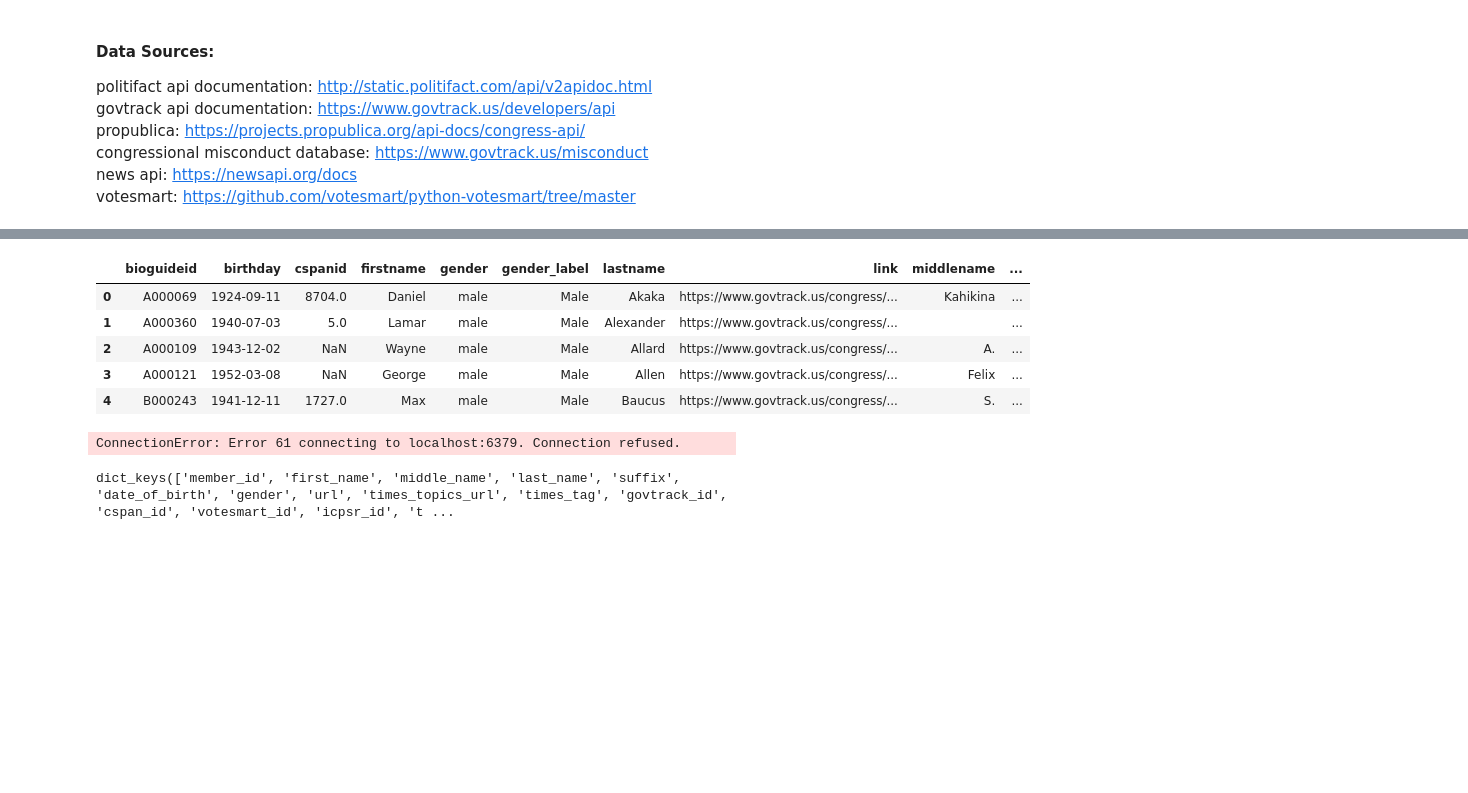
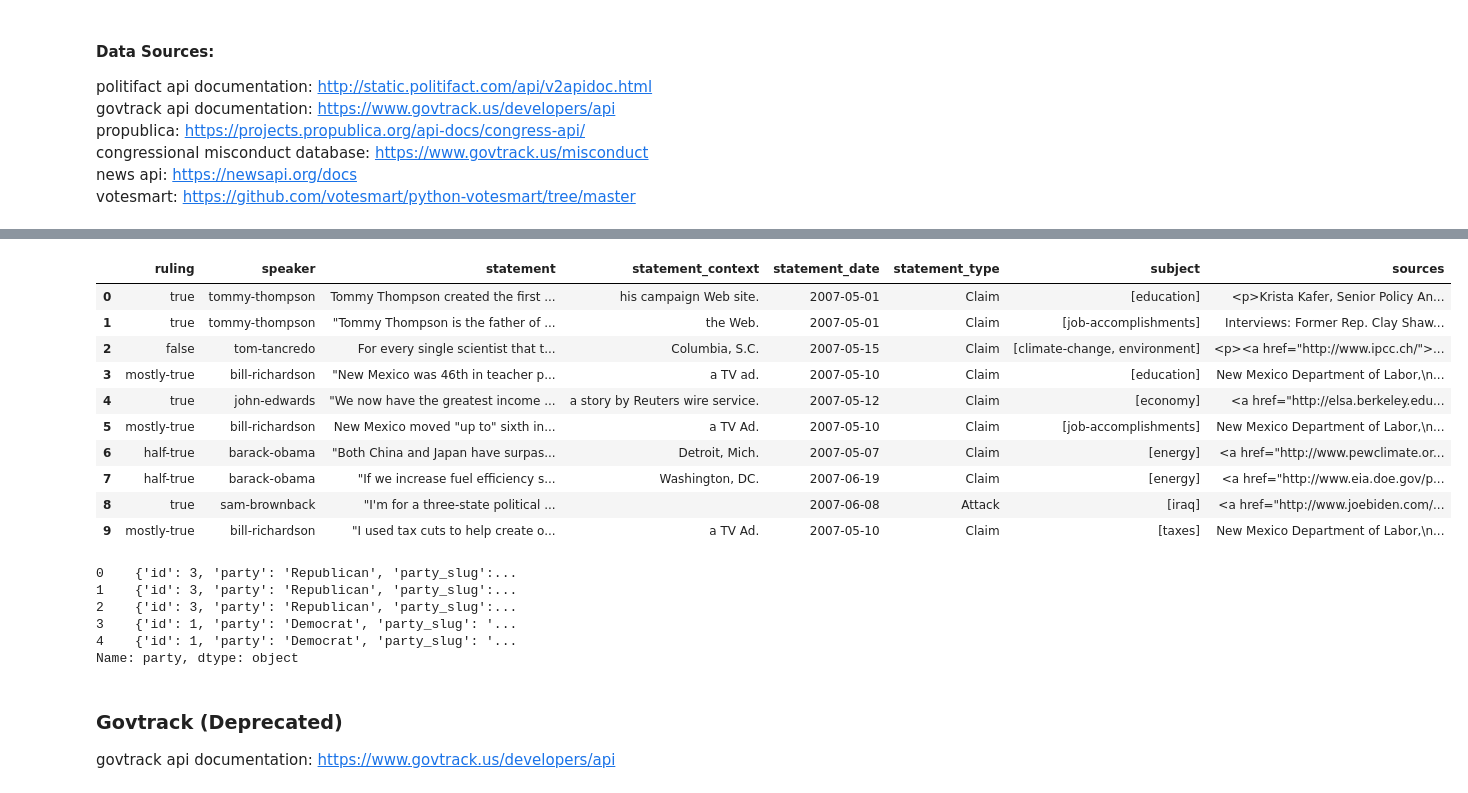
Before and after one commit to qcx201-nyu/PPDS, a Jupyter notebook: politician.ipynb, the cells around one changed output, grey strips where cells are left out. Saved outputs shown, nothing was run; the diff lists cells and outputs as text; code cells hidden in the pictures; blank space fills up the shorter version.

```diff
--- a/politician.ipynb
+++ b/politician.ipynb
@@ -50,0 +51,29 @@ sample.head()
+# %%
+politifact = pf[['ruling','speaker','statement',
+         'statement_context','statement_date',
+         'statement_type','subject','sources']]
+
+for i in politifact.index:
+
+    politifact.loc[i,'ruling'] = politifact.loc[
+        i,'ruling']['ruling_slug']
+
+    politifact.loc[i,'speaker'] = politifact.loc[
+        i,'speaker']['name_slug']
+
+    politifact.loc[i,'statement_type'] = politifact.loc[
+        i,'statement_type']['statement_type']
+
+    politifact.loc[i,'statement'] = (
+        politifact.loc[i,'statement']
+        .replace('<p>"','').replace('"</p>','')
+        .replace('<p>&quot;','').replace('&quot;</p>\r\n',''))
+
+    politifact.loc[i,'subject'] = [
+        subject['subject_slug']
+        for subject in politifact.loc[i,'subject']]
+
+    politifact.loc[i,'statement_date'] = pd.to_datetime(
+        politifact.loc[i,'statement_date']).date()
+
+clear_output()
@@ -51,3 +102,29 @@ sample.head()
+# %%
+politifact.head(10)
+# %% [output]
+|  | ruling | speaker | statement | statement_context | statement_date | statement_type | subject | sources |
+| 0 | true | tommy-thompson | Tommy Thompson created the first ... | his campaign Web site. | 2007-05-01 | Claim | [education] | <p>Krista Kafer, Senior Policy An... |
+| 1 | true | tommy-thompson | "Tommy Thompson is the father of ... | the Web. | 2007-05-01 | Claim | [job-accomplishments] | Interviews: Former Rep. Clay Shaw... |
+| 2 | false | tom-tancredo | For every single scientist that t... | Columbia, S.C. | 2007-05-15 | Claim | [climate-change, environment] | <p><a href="http://www.ipcc.ch/">... |
+| 3 | mostly-true | bill-richardson | "New Mexico was 46th in teacher p... | a TV ad. | 2007-05-10 | Claim | [education] | New Mexico Department of Labor,\n... |
+| 4 | true | john-edwards | "We now have the greatest income ... | a story by Reuters wire service. | 2007-05-12 | Claim | [economy] | <a href="http://elsa.berkeley.edu... |
+| 5 | mostly-true | bill-richardson | New Mexico moved "up to" sixth in... | a TV Ad. | 2007-05-10 | Claim | [job-accomplishments] | New Mexico Department of Labor,\n... |
+| 6 | half-true | barack-obama | "Both China and Japan have surpas... | Detroit, Mich. | 2007-05-07 | Claim | [energy] | <a href="http://www.pewclimate.or... |
+| 7 | half-true | barack-obama | "If we increase fuel efficiency s... | Washington, DC. | 2007-06-19 | Claim | [energy] | <a href="http://www.eia.doe.gov/p... |
+| 8 | true | sam-brownback | "I'm for a three-state political ... |  | 2007-06-08 | Attack | [iraq] | <a href="http://www.joebiden.com/... |
+| 9 | mostly-true | bill-richardson | "I used tax cuts to help create o... | a TV Ad. | 2007-05-10 | Claim | [taxes] | New Mexico Department of Labor,\n... |
+# %%
+pd.DataFrame([entry for entry in speaker]).head()['party']
+# %% [output]
+0    {'id': 3, 'party': 'Republican', 'party_slug':...
+1    {'id': 3, 'party': 'Republican', 'party_slug':...
+2    {'id': 3, 'party': 'Republican', 'party_slug':...
+3    {'id': 1, 'party': 'Democrat', 'party_slug': '...
+4    {'id': 1, 'party': 'Democrat', 'party_slug': '...
+Name: party, dtype: object
+# %% [markdown]
+### Govtrack (Deprecated)
+govtrack api documentation: https://www.govtrack.us/developers/api
 # %%
 # Data on legislators
 
@@ -61,27 +138,4 @@ params = {
 resp = requests.get(person).json()
 
 legis = pd.DataFrame(resp['objects'])
-legis.head()
+hillary = legis[legis['lastname']=='Clinton']['bioguideid'].iloc[0]
-# %% [output]
-|  | bioguideid | birthday | cspanid | firstname | gender | gender_label | lastname | link | middlename | ... |
-| 0 | A000069 | 1924-09-11 | 8704.0 | Daniel | male | Male | Akaka | https://www.govtrack.us/congress/... | Kahikina | ... |
-| 1 | A000360 | 1940-07-03 | 5.0 | Lamar | male | Male | Alexander | https://www.govtrack.us/congress/... |  | ... |
-| 2 | A000109 | 1943-12-02 | NaN | Wayne | male | Male | Allard | https://www.govtrack.us/congress/... | A. | ... |
-| 3 | A000121 | 1952-03-08 | NaN | George | male | Male | Allen | https://www.govtrack.us/congress/... | Felix | ... |
-| 4 | B000243 | 1941-12-11 | 1727.0 | Max | male | Male | Baucus | https://www.govtrack.us/congress/... | S. | ... |
-# %%
-from redis import StrictRedis
-from congress import Congress
-db = StrictRedis()
-congress = Congress(propublica_key, cache=db)
-senate = congress.members.filter('senate') # hits the API, caching the result
-senate = congress.members.filter('senate') # uses the cache
-# %% [output]
-ConnectionError: Error 61 connecting to localhost:6379. Connection refused.
-# %%
-from congress import Congress
-propublica_key = 'wAxQ7sF8gcXCBRnY3lzegT23aljM4saALOb6JPlR'
-congress = Congress(propublica_key)
-congress.members.get('A000069').keys()
-# %% [output]
-dict_keys(['member_id', 'first_name', 'middle_name', 'last_name', 'suffix', 'date_of_birth', 'gender', 'url', 'times_topics_url', 'times_tag', 'govtrack_id', 'cspan_id', 'votesmart_id', 'icpsr_id', 't ...
```
Also changed, not shown: parts of 18 cells of this notebook.
